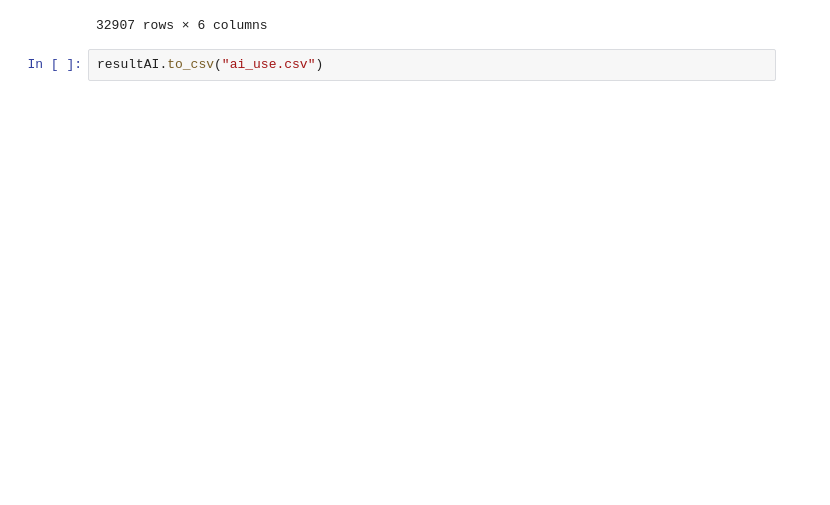
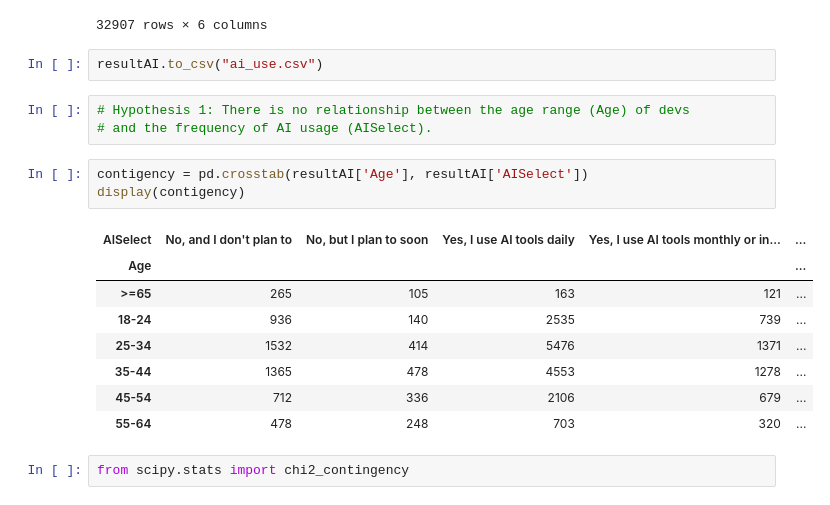
Before and after one commit to huyqng1412/stackoverflow_2025_project, a Jupyter notebook: so2025_vis.ipynb, the cells around one changed output. Drawn from its saved outputs; the diff is of its cells as text; blank space fills up the shorter version.

```diff
--- a/so2025_vis.ipynb
+++ b/so2025_vis.ipynb
@@ -242,3 +242,20 @@ resultAI
 32907 rows × 6 columns
 # %%
 resultAI.to_csv("ai_use.csv")
+# %%
+# Hypothesis 1: There is no relationship between the age range (Age) of devs
+# and the frequency of AI usage (AISelect).
+# %%
+contigency = pd.crosstab(resultAI['Age'], resultAI['AISelect'])
+display(contigency)
+# %% [output]
+| AISelect | No, and I don't plan to | No, but I plan to soon | Yes, I use AI tools daily | Yes, I use AI tools monthly or in... | ... |
+| Age |  |  |  |  | ... |
+| >=65 | 265 | 105 | 163 | 121 | ... |
+| 18-24 | 936 | 140 | 2535 | 739 | ... |
+| 25-34 | 1532 | 414 | 5476 | 1371 | ... |
+| 35-44 | 1365 | 478 | 4553 | 1278 | ... |
+| 45-54 | 712 | 336 | 2106 | 679 | ... |
+| 55-64 | 478 | 248 | 703 | 320 | ... |
+# %%
+from scipy.stats import chi2_contingency
```
Also changed, not shown: parts of 7 cells of this notebook.
